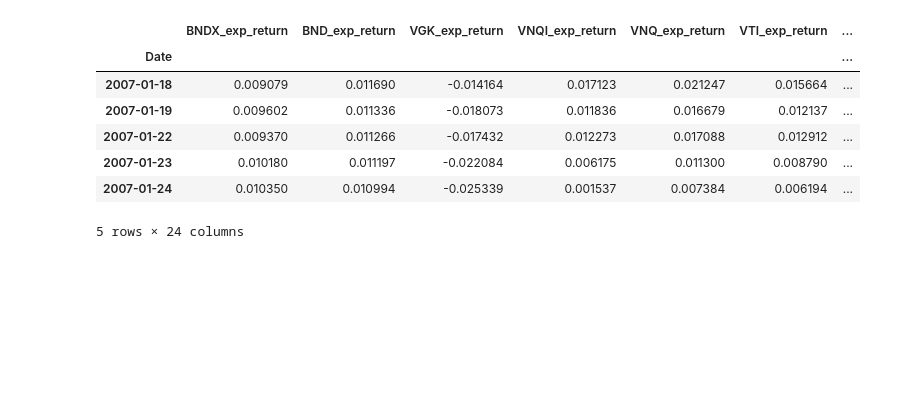
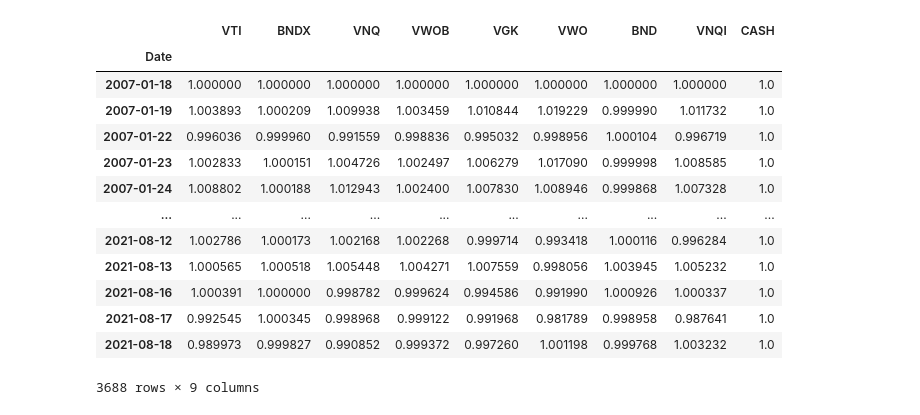
Before and after one commit to kibeomkim14/DL_Enhanced_RiskParity, a Jupyter notebook: notebooks/test.ipynb, the cells around one changed output. Drawn from its saved outputs; the diff is of its cells as text; code cells hidden in the pictures; blank space fills up the shorter version.

```diff
--- a/notebooks/test.ipynb
+++ b/notebooks/test.ipynb
@@ -15,4 +19,5 @@ import torch.nn as nn
 # %%
 # import data and trained network parameters
-features = pd.read_csv(DATA_PATH, index_col='Date')
+features = pd.read_csv(DATA_PATH , index_col='Date')
+prices   = pd.read_csv(PRICE_PATH, index_col='Date')
 net_params = torch.load(PARA_PATH)['net_state_dict']
@@ -22,11 +24,23 @@ pf_feature = generate_portfolio_inputs(tr_X, tr_y)
-# %%
-pf_feature.head()
-# %% [output]
-|  | BNDX_exp_return | BND_exp_return | VGK_exp_return | VNQI_exp_return | VNQ_exp_return | VTI_exp_return | ... |
-| Date |  |  |  |  |  |  | ... |
-| 2007-01-18 | 0.009079 | 0.011690 | -0.014164 | 0.017123 | 0.021247 | 0.015664 | ... |
-| 2007-01-19 | 0.009602 | 0.011336 | -0.018073 | 0.011836 | 0.016679 | 0.012137 | ... |
-| 2007-01-22 | 0.009370 | 0.011266 | -0.017432 | 0.012273 | 0.017088 | 0.012912 | ... |
-| 2007-01-23 | 0.010180 | 0.011197 | -0.022084 | 0.006175 | 0.011300 | 0.008790 | ... |
-| 2007-01-24 | 0.010350 | 0.010994 | -0.025339 | 0.001537 | 0.007384 | 0.006194 | ... |
-5 rows × 24 columns
+# %%
+X, y = train_test_split2(features, test=False)
+pf_feature = generate_portfolio_inputs(X, y)
+prices = prices.loc[pf_feature.index]
+# %%
+# calculate log return
+lret = np.log(prices/prices.shift()).fillna(0).add(1)
+lret['CASH'] = 1.0
+# %% [output]
+|  | VTI | BNDX | VNQ | VWOB | VGK | VWO | BND | VNQI | CASH |
+| Date |  |  |  |  |  |  |  |  |  |
+| 2007-01-18 | 1.000000 | 1.000000 | 1.000000 | 1.000000 | 1.000000 | 1.000000 | 1.000000 | 1.000000 | 1.0 |
+| 2007-01-19 | 1.003893 | 1.000209 | 1.009938 | 1.003459 | 1.010844 | 1.019229 | 0.999990 | 1.011732 | 1.0 |
+| 2007-01-22 | 0.996036 | 0.999960 | 0.991559 | 0.998836 | 0.995032 | 0.998956 | 1.000104 | 0.996719 | 1.0 |
+| 2007-01-23 | 1.002833 | 1.000151 | 1.004726 | 1.002497 | 1.006279 | 1.017090 | 0.999998 | 1.008585 | 1.0 |
+| 2007-01-24 | 1.008802 | 1.000188 | 1.012943 | 1.002400 | 1.007830 | 1.008946 | 0.999868 | 1.007328 | 1.0 |
+| ... | ... | ... | ... | ... | ... | ... | ... | ... | ... |
+| 2021-08-12 | 1.002786 | 1.000173 | 1.002168 | 1.002268 | 0.999714 | 0.993418 | 1.000116 | 0.996284 | 1.0 |
+| 2021-08-13 | 1.000565 | 1.000518 | 1.005448 | 1.004271 | 1.007559 | 0.998056 | 1.003945 | 1.005232 | 1.0 |
+| 2021-08-16 | 1.000391 | 1.000000 | 0.998782 | 0.999624 | 0.994586 | 0.991990 | 1.000926 | 1.000337 | 1.0 |
+| 2021-08-17 | 0.992545 | 1.000345 | 0.998968 | 0.999122 | 0.991968 | 0.981789 | 0.998958 | 0.987641 | 1.0 |
+| 2021-08-18 | 0.989973 | 0.999827 | 0.990852 | 0.999372 | 0.997260 | 1.001198 | 0.999768 | 1.003232 | 1.0 |
+3688 rows × 9 columns
```
Also changed, not shown: parts of 9 cells of this notebook, 5 other files.
